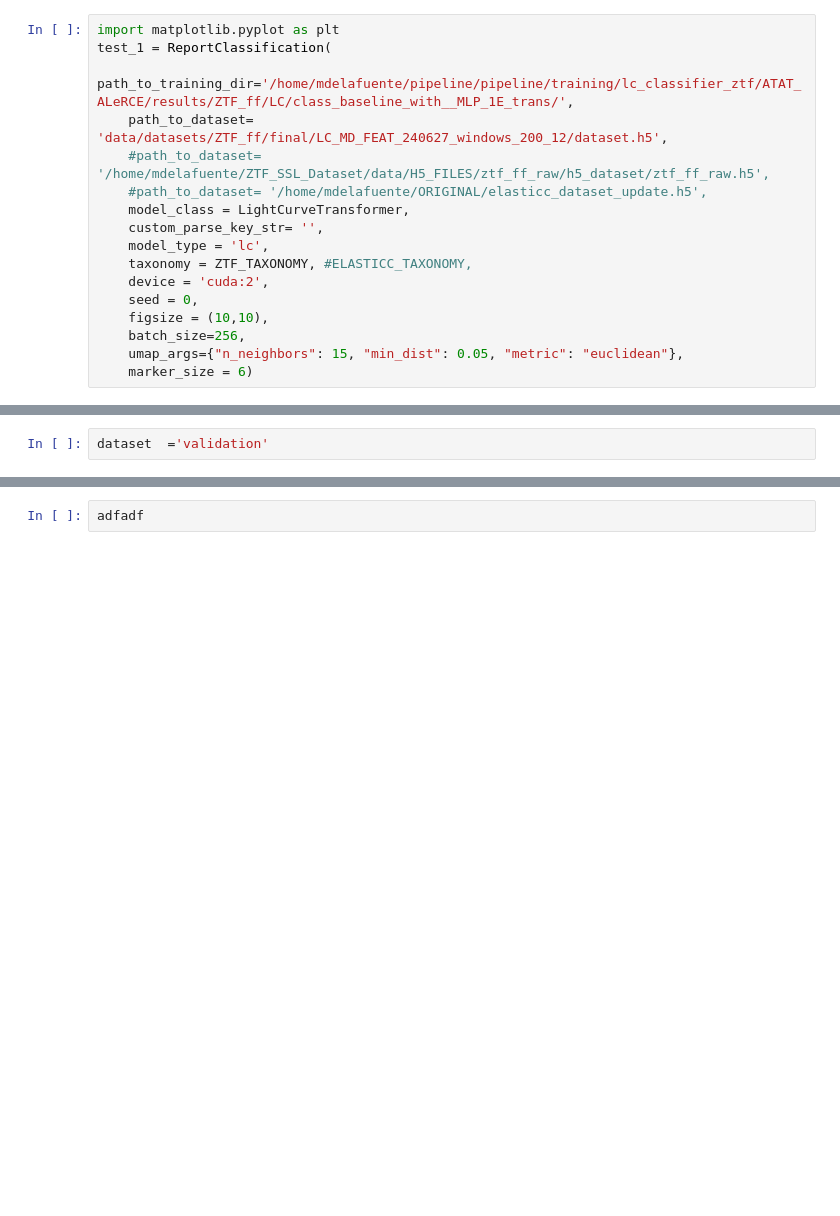
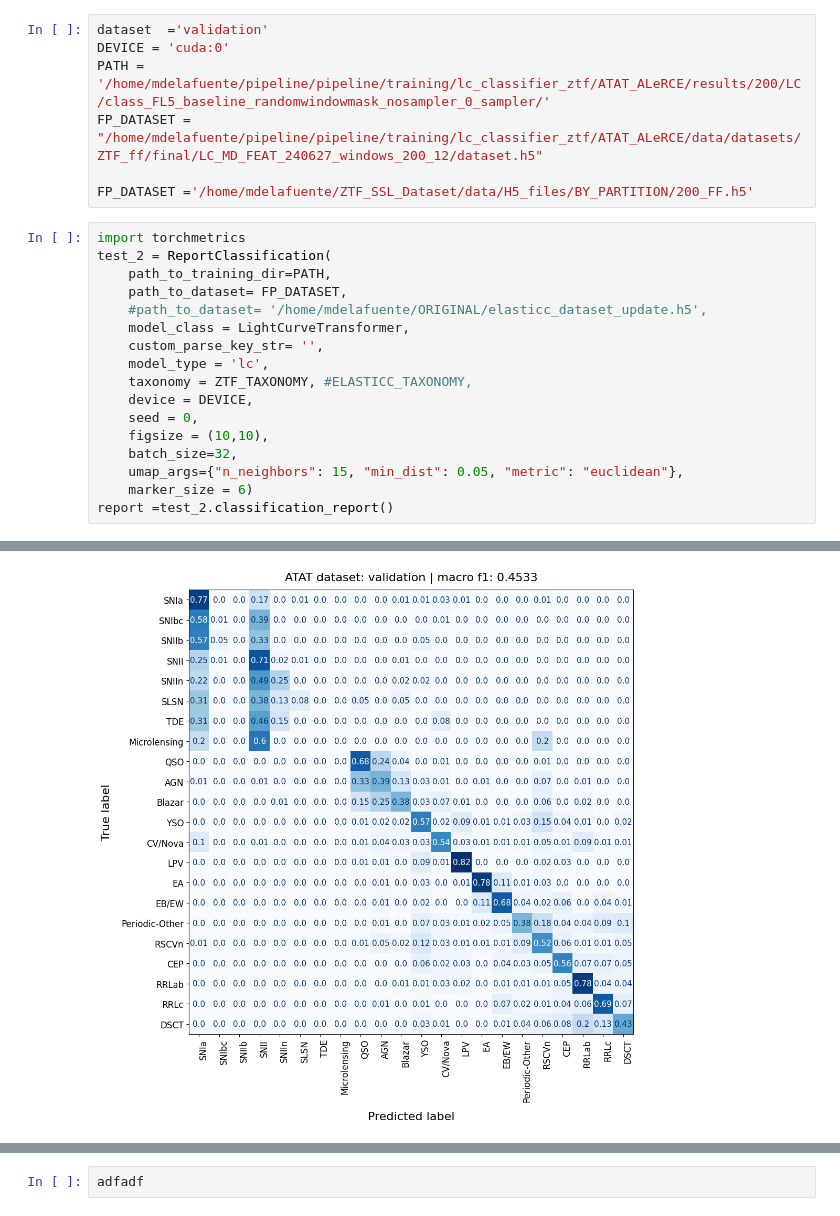
Before and after one commit to HexaPulsar/pipeline, a Jupyter notebook: pipeline/training/lc_classifier_ztf/ATAT_ALeRCE/LC_graphcompare.ipynb, the cells around one changed output, grey strips where cells are left out. Cells and saved outputs as stored; diff of their text form; blank space fills up the shorter version.

```diff
--- a/pipeline/training/lc_classifier_ztf/ATAT_ALeRCE/LC_graphcompare.ipynb
+++ b/pipeline/training/lc_classifier_ztf/ATAT_ALeRCE/LC_graphcompare.ipynb
@@ -9,21 +8,28 @@ from collections import OrderedDict
 from ReportPretraining import ReportClassification
 from src.layers.transformer.lightcurve import LightCurveTransformer
 from src.utils.data.AlerceDictionaries import ELASTICC_TAXONOMY, ZTF_TAXONOMY
+# %%
+dataset  ='validation'
+DEVICE = 'cuda:0'
+PATH = '/home/mdelafuente/pipeline/pipeline/training/lc_classifier_ztf/ATAT_ALeRCE/results/200/LC/class_FL5_baseline_randomwindowmask_nosampler_0_sampler/'
+FP_DATASET = "/home/mdelafuente/pipeline/pipeline/training/lc_classifier_ztf/ATAT_ALeRCE/data/datasets/ZTF_ff/final/LC_MD_FEAT_240627_windows_200_12/dataset.h5"
+
+FP_DATASET ='/home/mdelafuente/ZTF_SSL_Dataset/data/H5_files/BY_PARTITION/200_FF.h5'
 # %%
-import matplotlib.pyplot as plt
-test_1 = ReportClassification(
-    path_to_training_dir='/home/mdelafuente/pipeline/pipeline/training/lc_classifier_ztf/ATAT_ALeRCE/results/ZTF_ff/LC/class_baseline_with__MLP_1E_trans/',
-    path_to_dataset= 'data/datasets/ZTF_ff/final/LC_MD_FEAT_240627_windows_200_12/dataset.h5',
-    #path_to_dataset= '/home/mdelafuente/ZTF_SSL_Dataset/data/H5_FILES/ztf_ff_raw/h5_dataset/ztf_ff_raw.h5',
+import torchmetrics
+test_2 = ReportClassification(
+    path_to_training_dir=PATH,
+    path_to_dataset= FP_DATASET,
     #path_to_dataset= '/home/mdelafuente/ORIGINAL/elasticc_dataset_update.h5',
     model_class = LightCurveTransformer,
     custom_parse_key_str= '',
     model_type = 'lc',
     taxonomy = ZTF_TAXONOMY, #ELASTICC_TAXONOMY,
-    device = 'cuda:2',
+    device = DEVICE,
     seed = 0,
     figsize = (10,10),
-    batch_size=256,
+    batch_size=32,
     umap_args={"n_neighbors": 15, "min_dist": 0.05, "metric": "euclidean"},
     marker_size = 6)
+report =test_2.classification_report()
 # %% [output]
@@ -32,2 +70 @@ using checkpoint 3871.ckpt
+[figure, added]
-# %%
-dataset  ='validation'
```
Also changed, not shown: parts of 22 cells of this notebook, 8 other files.
